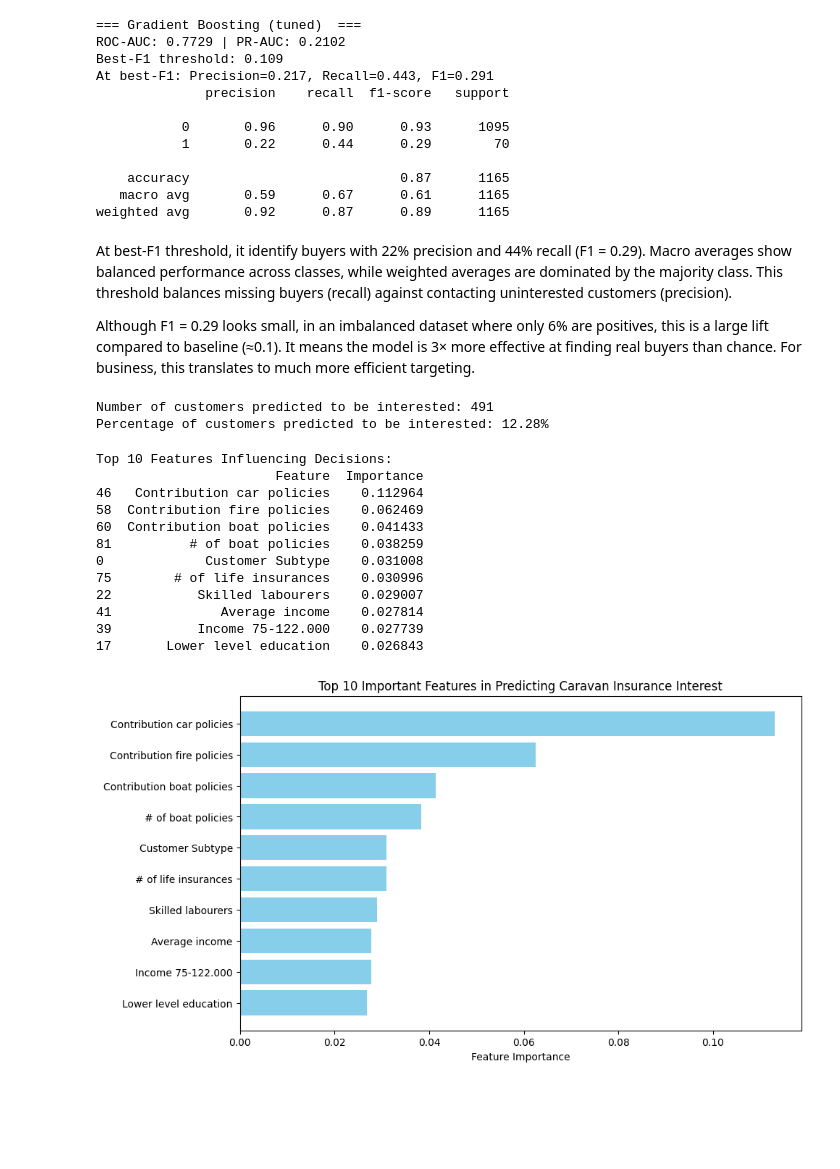
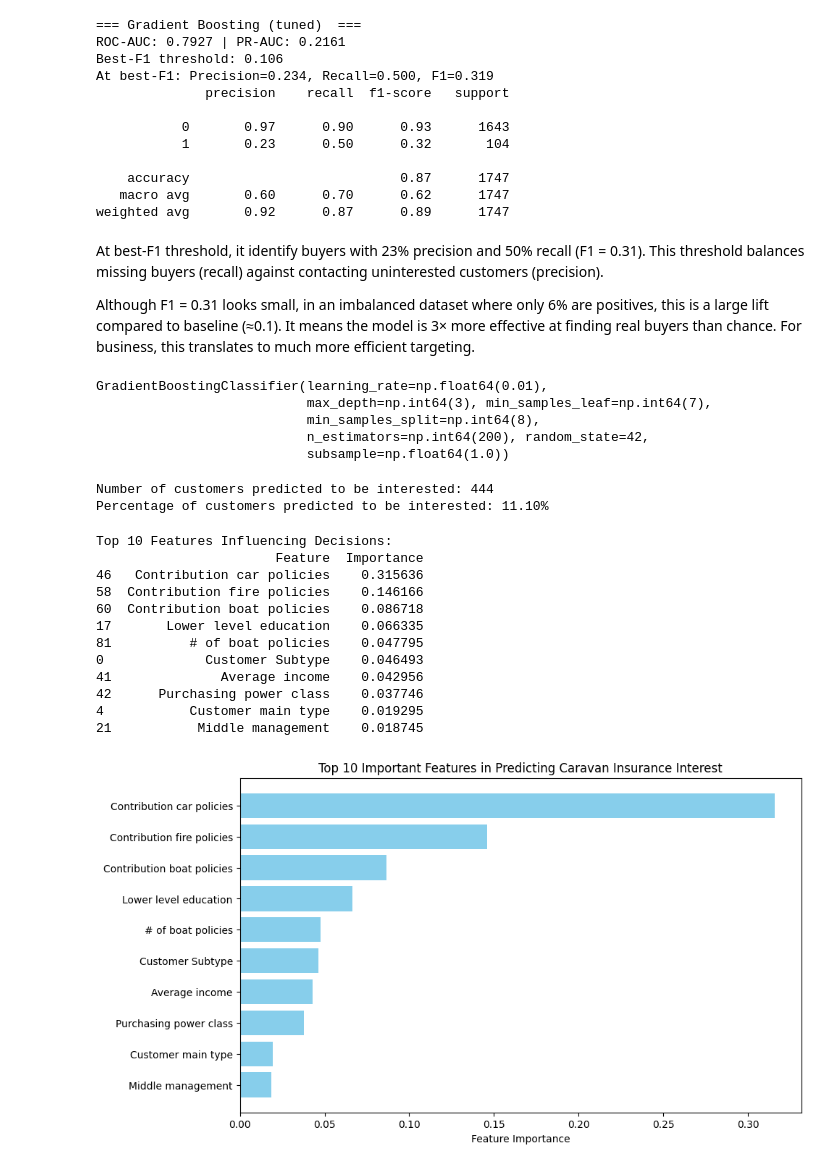
Before and after one commit to millivio/CaravanInsurance, a Jupyter notebook: src/Gradient_Boosting.ipynb, the cells around one changed output. Cells and saved outputs as stored; diff of their text form; code cells hidden in the pictures; blank space fills up the shorter version.

Commit message:
updated random forest and gb

```diff
--- a/src/Gradient_Boosting.ipynb
+++ b/src/Gradient_Boosting.ipynb
@@ -8,5 +29,5 @@ from scripts.metrics import evaluate_model
 # %%
-train, test, X, y, TARGET = load_caravan(data_dir="./data")
+train, test, X, y, TARGET = load_caravan(data_dir="../data")
 X_train, X_val, y_train, y_val = train_test_split(
     X, y, test_size=0.30, stratify=y, random_state=42
 )
@@ -74,33 +72,42 @@ Best CV PR-AUC: 0.1656
 # %%
-
 results = evaluate_model("Gradient Boosting (tuned) ", y_val, proba_val)
 # %% [output]
 === Gradient Boosting (tuned)  ===
-ROC-AUC: 0.7729 | PR-AUC: 0.2102
-Best-F1 threshold: 0.109
-At best-F1: Precision=0.217, Recall=0.443, F1=0.291
+ROC-AUC: 0.7927 | PR-AUC: 0.2161
+Best-F1 threshold: 0.106
+At best-F1: Precision=0.234, Recall=0.500, F1=0.319
               precision    recall  f1-score   support
 
-           0       0.96      0.90      0.93      1095
-           1       0.22      0.44      0.29        70
+           0       0.97      0.90      0.93      1643
+           1       0.23      0.50      0.32       104
 
-    accuracy                           0.87      1165
-   macro avg       0.59      0.67      0.61      1165
-weighted avg       0.92      0.87      0.89      1165
+    accuracy                           0.87      1747
+   macro avg       0.60      0.70      0.62      1747
+weighted avg       0.92      0.87      0.89      1747
 # %% [markdown]
-At best-F1 threshold, it identify buyers with 22% precision and 44% recall (F1 = 0.29). Macro averages show balanced performance across classes, while weighted averages are dominated by the majority class. This threshold balances missing buyers (recall) against contacting uninterested customers (precision).
+At best-F1 threshold, it identify buyers with 23% precision and 50% recall (F1 = 0.31). This threshold balances missing buyers (recall) against contacting uninterested customers (precision).
 
-Although F1 = 0.29 looks small, in an imbalanced dataset where only 6% are positives, this is a large lift compared to baseline (≈0.1). It means the model is 3× more effective at finding real buyers than chance. For business, this translates to much more efficient targeting.
+Although F1 = 0.31 looks small, in an imbalanced dataset where only 6% are positives, this is a large lift compared to baseline (≈0.1). It means the model is 3× more effective at finding real buyers than chance. For business, this translates to much more efficient targeting.
+# %%
+# Refit tuned GB on ALL labeled training data
+gb_final = type(gb_best)(**gb_best.get_params())
+gb_final.random_state = 42
+gb_final.fit(X, y)
+# %% [output]
+GradientBoostingClassifier(learning_rate=np.float64(0.01),
+                           max_depth=np.int64(3), min_samples_leaf=np.int64(7),
+                           min_samples_split=np.int64(8),
+                           n_estimators=np.int64(200), random_state=42,
+                           subsample=np.float64(1.0))
 # %%
 X_test = test.copy()
-best_thr = 0.109
+best_thr = 0.106
 
-# If our model requires probabilities (e.g., for setting a threshold), we can use predict_proba
-test_probabilities = gb_best.predict_proba(X_test)[:, 1]  # Get probabilities for the positive class
+test_probabilities = gb_final.predict_proba(X_test)[:, 1]  # Get probabilities for the positive class
 
 test_pred = (test_probabilities >= best_thr).astype(int)
 
-# 5) Report count and percentage
+# count and percentage
 num_pred = int(test_pred.sum())
 total = len(test_pred)
 pct = 100.0 * num_pred / total
@@ -108,43 +115,38 @@ pct = 100.0 * num_pred / total
 print(f"Number of customers predicted to be interested: {num_pred}")
 print(f"Percentage of customers predicted to be interested: {pct:.2f}%")
 # %% [output]
-Number of customers predicted to be interested: 491
-Percentage of customers predicted to be interested: 12.28%
+Number of customers predicted to be interested: 444
+Percentage of customers predicted to be interested: 11.10%
 # %%
-# Extract feature importances
-feature_importances = gb_best.feature_importances_
+feature_importances = gb_final.feature_importances_
 features = test.columns
 
-
-# Create a DataFrame for better visualization
 importance_df = pd.DataFrame({
     'Feature': features,
     'Importance': feature_importances
 }).sort_values(by='Importance', ascending=False)
 
-# Display the top 10 most important features
 top_features = importance_df.head(10)
 print("Top 10 Features Influencing Decisions:")
 print(top_features)
 
-# Plotting the top 10 features
 plt.figure(figsize=(10, 6))
 plt.barh(top_features['Feature'], top_features['Importance'], color='skyblue')
 plt.gca().invert_yaxis()  # To display the most important feature at the top
 plt.xlabel('Feature Importance')
 plt.title('Top 10 Important Features in Predicting Caravan Insurance Interest')
 plt.show()
 # %% [output]
 Top 10 Features Influencing Decisions:
                        Feature  Importance
-46   Contribution car policies    0.112964
-58  Contribution fire policies    0.062469
-60  Contribution boat policies    0.041433
-81          # of boat policies    0.038259
-0             Customer Subtype    0.031008
-75        # of life insurances    0.030996
-22           Skilled labourers    0.029007
-41              Average income    0.027814
-39           Income 75-122.000    0.027739
-17       Lower level education    0.026843
+46   Contribution car policies    0.315636
+58  Contribution fire policies    0.146166
+60  Contribution boat policies    0.086718
+17       Lower level education    0.066335
+81          # of boat policies    0.047795
+0             Customer Subtype    0.046493
+41              Average income    0.042956
+42      Purchasing power class    0.037746
+4           Customer main type    0.019295
+21           Middle management    0.018745
-[figure, old version]
+[figure, new version]
```
Also changed, not shown: parts of 4 cells of this notebook, 1 other file.
